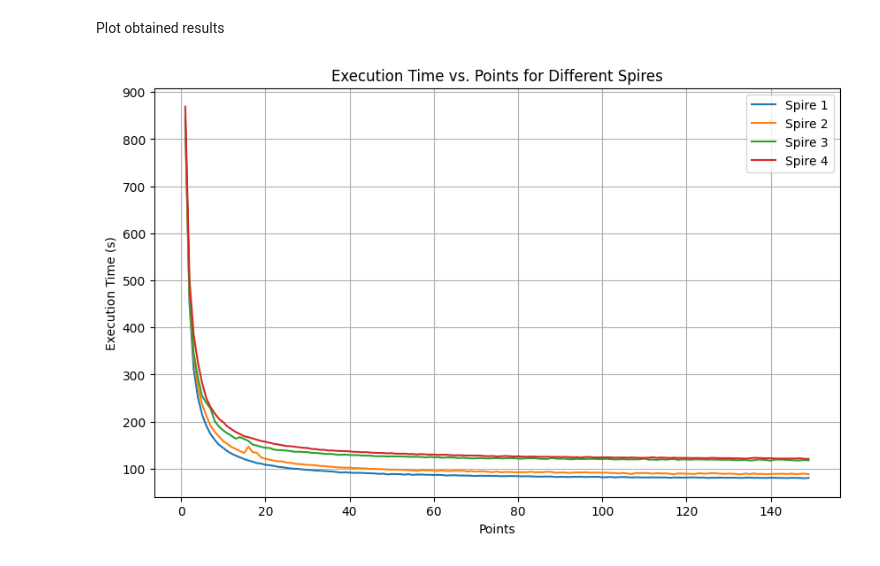
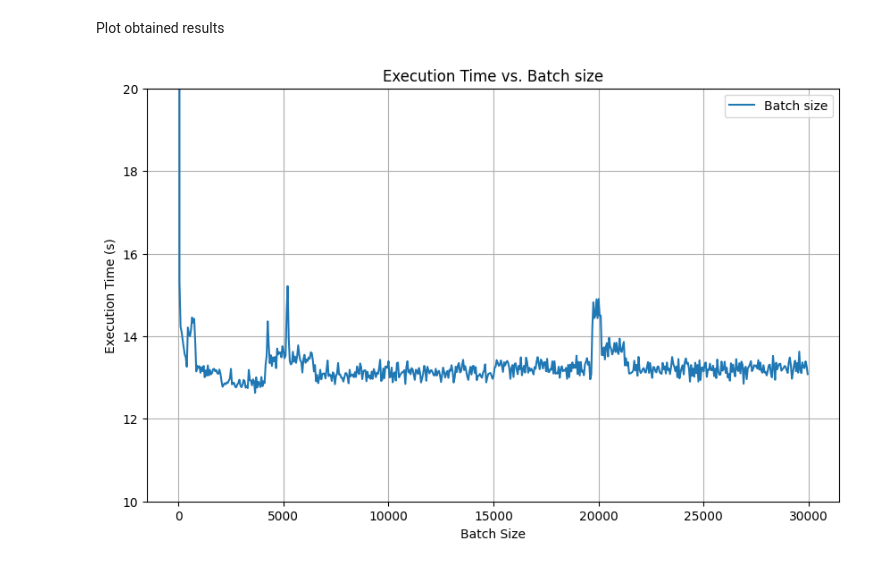
Before and after one commit to Bespi123/HelmholtzSim, a Jupyter notebook: notebooks/parallel_pro_test_1.ipynb, the cells around one changed output. Drawn from its saved outputs; the diff is of its cells as text; code cells hidden in the pictures.

Commit message:
Update parallel tests

```diff
--- a/notebooks/parallel_pro_test_1.ipynb
+++ b/notebooks/parallel_pro_test_1.ipynb
@@ -77,17 +89,26 @@ Execution times have been saved to 'execution_times.csv'.
+# %%
+df = pd.read_csv('data/parallel_test1.csv')
 # %% [markdown]
 Plot obtained results
-# %%
-# Plotting
-plt.figure(figsize=(10, 6))
-for n in df['n_spires'].unique():
-    subset = df[df['n_spires'] == n]
-    plt.plot(subset['points'], subset['execution_time'], label=f"Spire {n}")
-
-plt.title("Execution Time vs. Points for Different Spires")
-plt.xlabel("Points")
-plt.ylabel("Execution Time (s)")
-plt.legend()
-plt.grid(True)
-plt.show()
-# %% [output]
-[figure, removed]
+# %%
+# Example plot code (assuming df is already defined and contains the necessary data)
+plt.figure(figsize=(10, 6))
+plt.plot(df['batch_size'], df['execution_time'], label=f"Batch size")
+
+# Title and labels
+plt.title("Execution Time vs. Batch size")
+plt.xlabel("Batch Size")
+plt.ylabel("Execution Time (s)")
+
+# Add zoom by setting axis limits (adjust these values as needed)
+#plt.xlim(0, 100)  # Set limits for x-axis (e.g., zooming into batch sizes between 0 and 100)
+plt.ylim(10, 20)    # Set limits for y-axis (e.g., zooming into execution times between 0 and 2 seconds)
+
+# Add legend and grid
+plt.legend()
+plt.grid(True)
+
+# Show plot
+plt.show()
+# %% [output]
+[figure, added]
```
Also changed, not shown: parts of 4 cells of this notebook.
